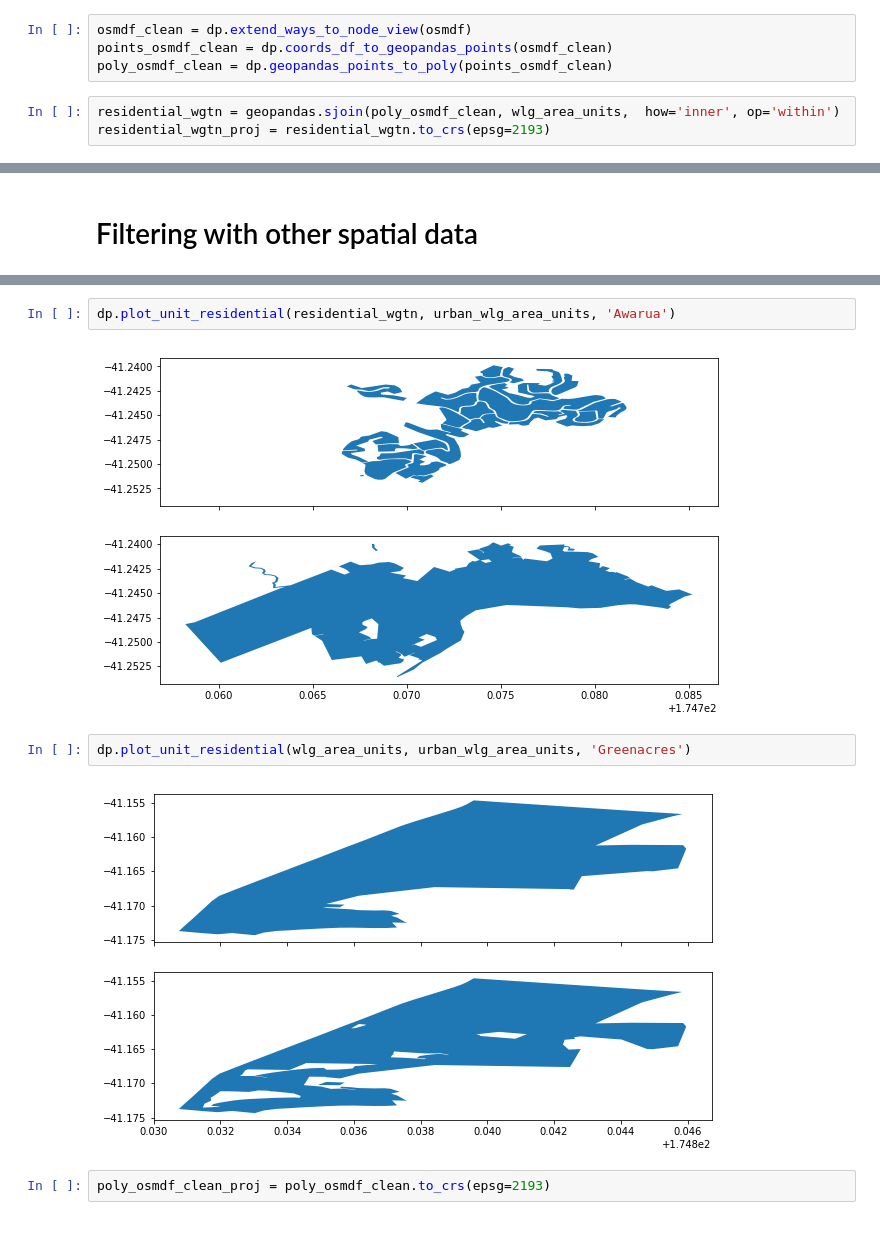
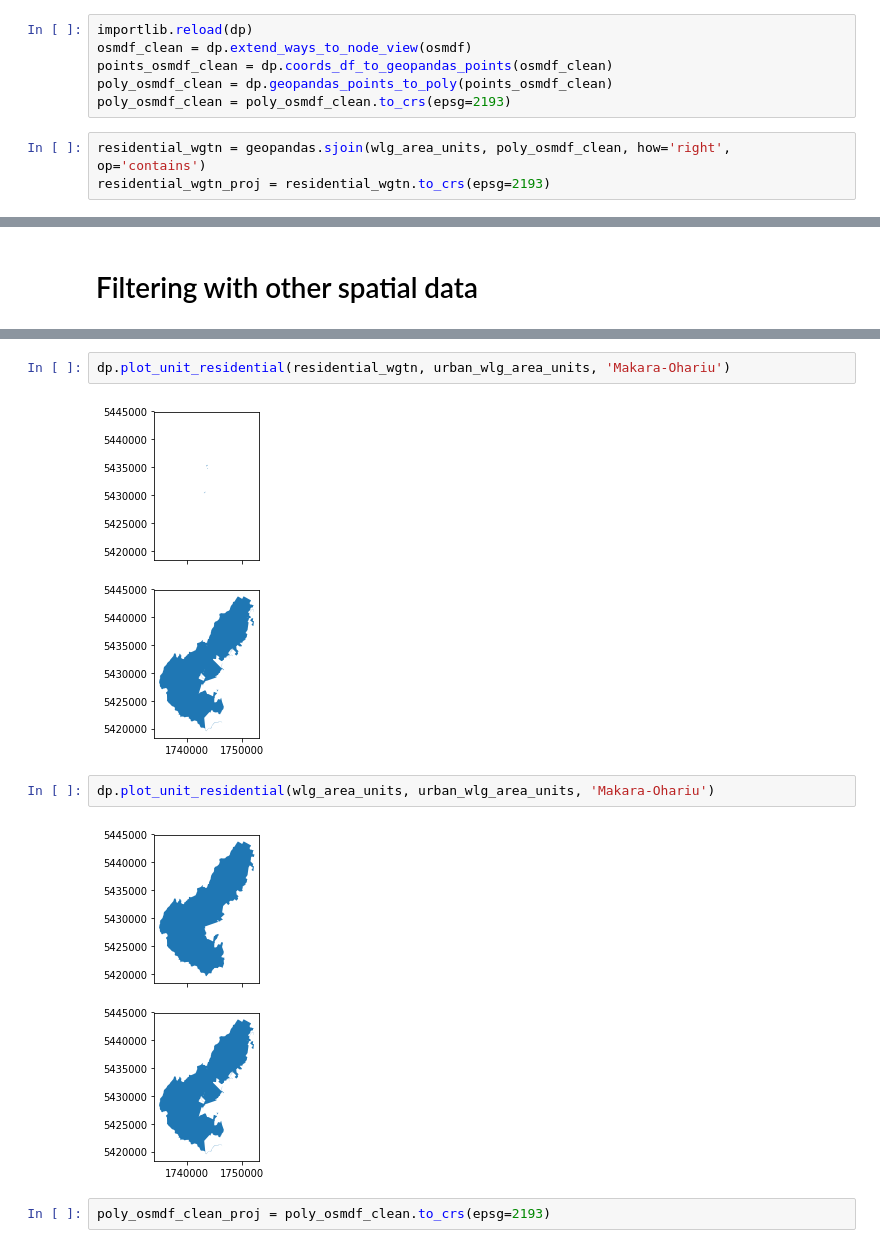
Before and after one commit to shriv/spatial-plays, a Jupyter notebook: Exploring OSM Ways.ipynb, the cells around one changed output, grey strips where cells are left out. Saved outputs shown, nothing was run; the diff lists cells and outputs as text.

```diff
--- a/Exploring OSM Ways.ipynb
+++ b/Exploring OSM Ways.ipynb
@@ -190,9 +183,11 @@ compactOverpassQLstring = dp.generate_overpass_query(tags, objects, osm_bbox, en
 # Get Data
 osmdf = dp.get_osm_data(compactOverpassQLstring, osm_bbox, osm_objects)
 # %%
+importlib.reload(dp)
 osmdf_clean = dp.extend_ways_to_node_view(osmdf)
 points_osmdf_clean = dp.coords_df_to_geopandas_points(osmdf_clean)
 poly_osmdf_clean = dp.geopandas_points_to_poly(points_osmdf_clean)
+poly_osmdf_clean = poly_osmdf_clean.to_crs(epsg=2193)
 # %%
-residential_wgtn = geopandas.sjoin(poly_osmdf_clean, wlg_area_units,  how='inner', op='within')
+residential_wgtn = geopandas.sjoin(wlg_area_units, poly_osmdf_clean, how='right', op='contains')
 residential_wgtn_proj = residential_wgtn.to_crs(epsg=2193)
@@ -235,11 +245,11 @@ urban_wlg_area_units.shape
 # %%
-dp.plot_unit_residential(residential_wgtn, urban_wlg_area_units, 'Awarua')
+dp.plot_unit_residential(residential_wgtn, urban_wlg_area_units, 'Makara-Ohariu')
 # %% [output]
-[figure, old version]
+[figure, new version]
 # %%
-dp.plot_unit_residential(wlg_area_units, urban_wlg_area_units, 'Greenacres')
+dp.plot_unit_residential(wlg_area_units, urban_wlg_area_units, 'Makara-Ohariu')
 # %% [output]
-[figure, old version]
+[figure, new version]
 # %%
 poly_osmdf_clean_proj = poly_osmdf_clean.to_crs(epsg=2193)
 # %%
```
Also changed, not shown: parts of 27 cells of this notebook, 1 other file.
